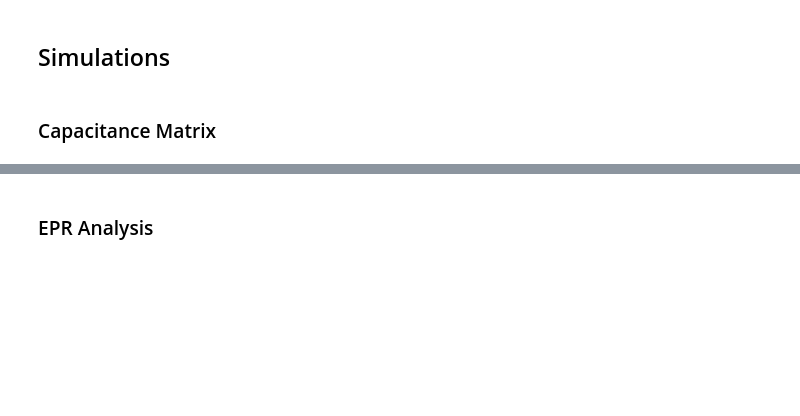
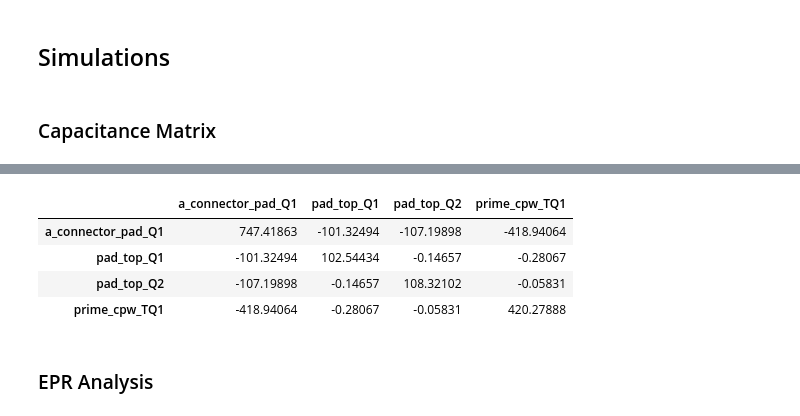
Before and after one commit to Wendywanw/Wendy-qiskit-code, a Jupyter notebook: Multiple_pocket_simulation.ipynb, the cells around one changed output, grey strips where cells are left out. Cells and saved outputs as stored; diff of their text form; code cells hidden in the pictures; blank space fills up the shorter version.

```diff
--- a/Multiple_pocket_simulation.ipynb
+++ b/Multiple_pocket_simulation.ipynb
@@ -242,6 +236,6 @@ from qiskit_metal.analyses.quantization import LOManalysis
 c1 = LOManalysis(design, "q3d")
 # %%
 c1.sim.setup.min_passes  = 3
-c1.sim.setup.max_passes = 15
+c1.sim.setup.max_passes = 30
 print(c1.sim.setup)
 # %% [output]
@@ -283,0 +298,7 @@ c_mat
+# %%
+c1.sim.run(components=['cpw_1','Q1','TQ1','cpw_2','Q2','TQ2','cpw_middle','cpw_left','cpw_right','left','right'],
+            open_terminations=[('left', 'open'),('right','open')])#, ('Q1', 'bus1'), ('Q1', 'bus2')])
+c1.sim.capacitance_matrix
+
+c1.sim._get_results_from_renderer()
+c_mat_1 = c1.sim.capacitance_matrix
@@ -284,2 +323,10 @@ c_mat
+# %%
+c_mat_1
+# %% [output]
+|  | a_connector_pad_Q1 | pad_top_Q1 | pad_top_Q2 | prime_cpw_TQ1 |
+| a_connector_pad_Q1 | 747.41863 | -101.32494 | -107.19898 | -418.94064 |
+| pad_top_Q1 | -101.32494 | 102.54434 | -0.14657 | -0.28067 |
+| pad_top_Q2 | -107.19898 | -0.14657 | 108.32102 | -0.05831 |
+| prime_cpw_TQ1 | -418.94064 | -0.28067 | -0.05831 | 420.27888 |
 # %% [markdown]
 ### EPR Analysis
```
Also changed, not shown: parts of 30 cells of this notebook, 2 other files.
